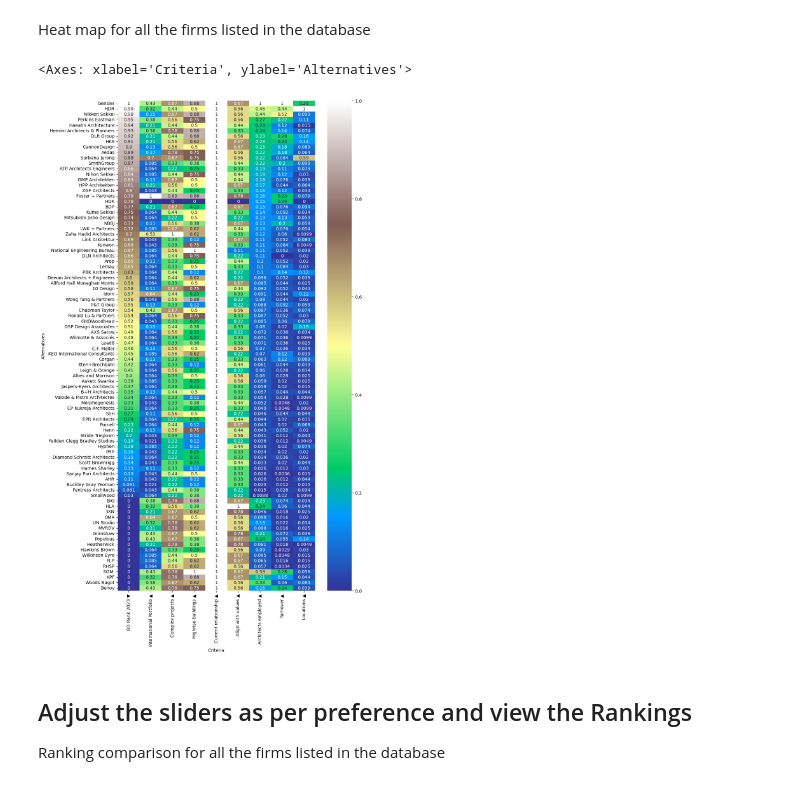
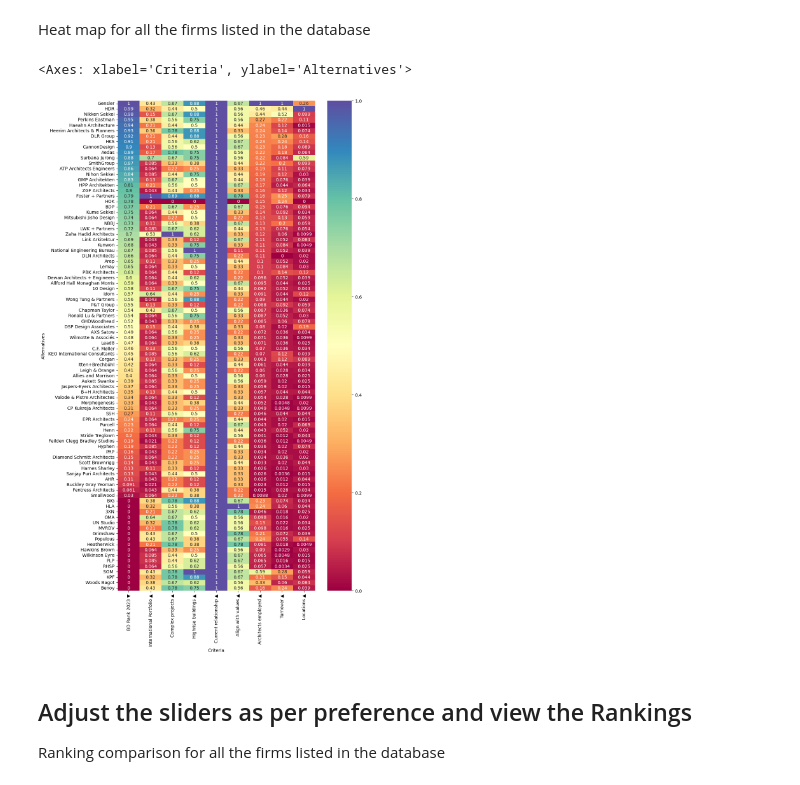
Before and after one commit to adityaramboll/MCDA_Tool, a Jupyter notebook: MCDA_Architects_List_Updated.ipynb, the cells around one changed output. Cells and saved outputs as stored; diff of their text form; code cells hidden in the pictures.

```diff
--- a/MCDA_Architects_List_Updated.ipynb
+++ b/MCDA_Architects_List_Updated.ipynb
@@ -211,30 +244,24 @@ Heat map for all the firms listed in the database
 # %%
 droped_data_2= Base_Data.drop(Base_Data.columns[0:9],axis=1)
 droped_data_last_all= droped_data_2.drop(droped_data_2.columns[9],axis=1)
 data_matrix_all= droped_data_last_all.to_numpy()
 data_matrix_all[:, 0]= 100 - data_matrix_all[:, 0]
 data_matrix_normalized_all = preprocessing.normalize(data_matrix_all,axis=0,norm="max")
 
 y=Base_Data["Architect"].to_numpy()
 
 dm_all = skc.mkdm(
 data_matrix_normalized_all,
 objectives,
 weights=[0.5,0.5,0.5,0.5,0.5,0.5,0.5,0.5,0.5],
 alternatives=y,
 criteria= criteria_1
     )
-rank = pipe.evaluate(dm_all)
-Ranking_table =  pd.DataFrame({
-'Architects': rank.alternatives,
-'Rank': rank.rank_
-})
-sorted_ranks= Ranking_table.sort_values(by=['Rank'])
 fig=plt.figure(figsize=(10,20), dpi= 100, facecolor='w', edgecolor='k')
-dm_all.plot(cmap="terrain")
+dm_all.plot(cmap="Spectral")
 # %% [output]
 <Axes: xlabel='Criteria', ylabel='Alternatives'>
-[figure, old version]
+[figure, new version]
 # %% [markdown]
 ## Adjust the sliders as per preference and view the Rankings
 Ranking comparison for all the firms listed in the database
```
Also changed, not shown: parts of 18 cells of this notebook.
